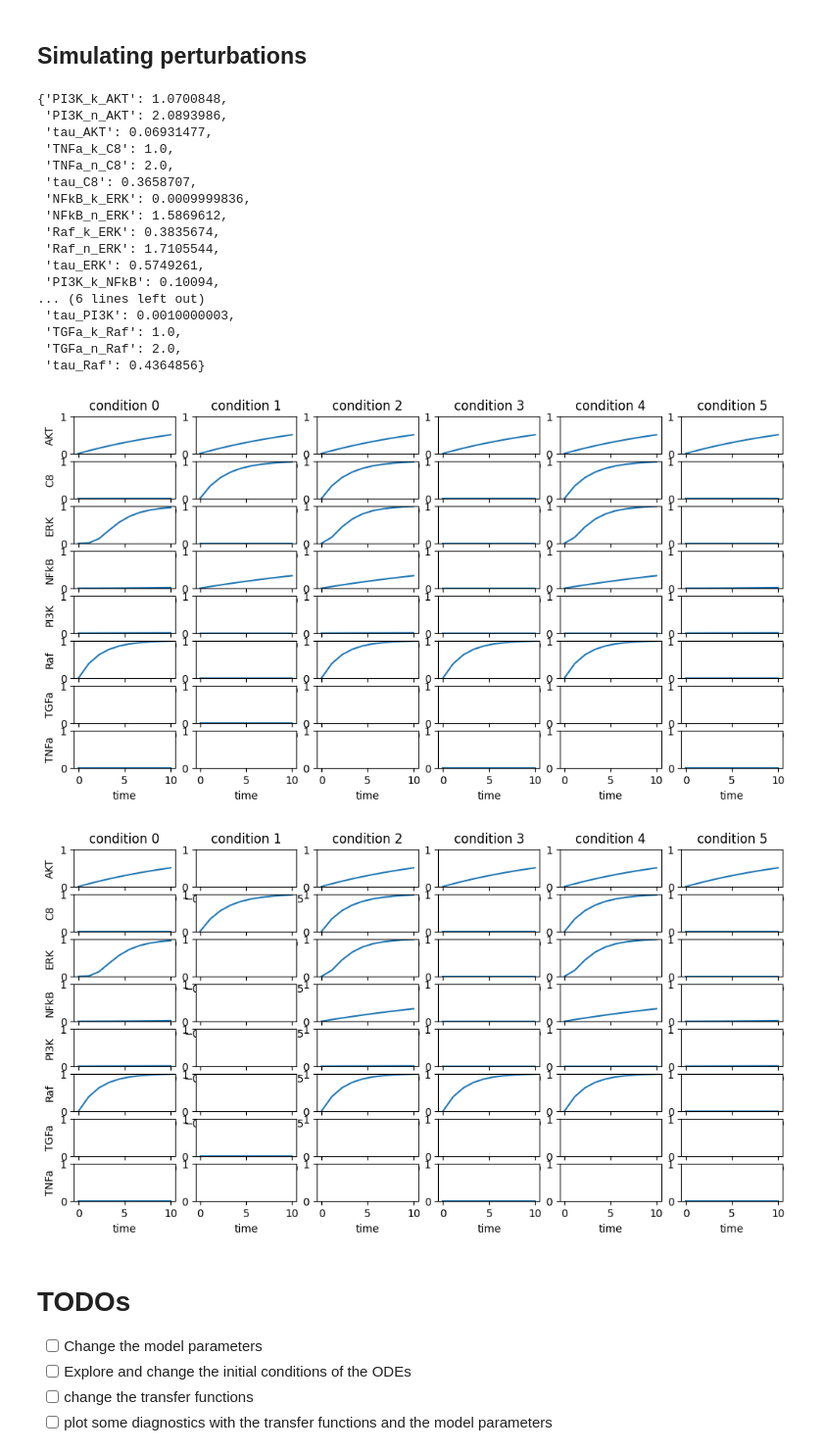
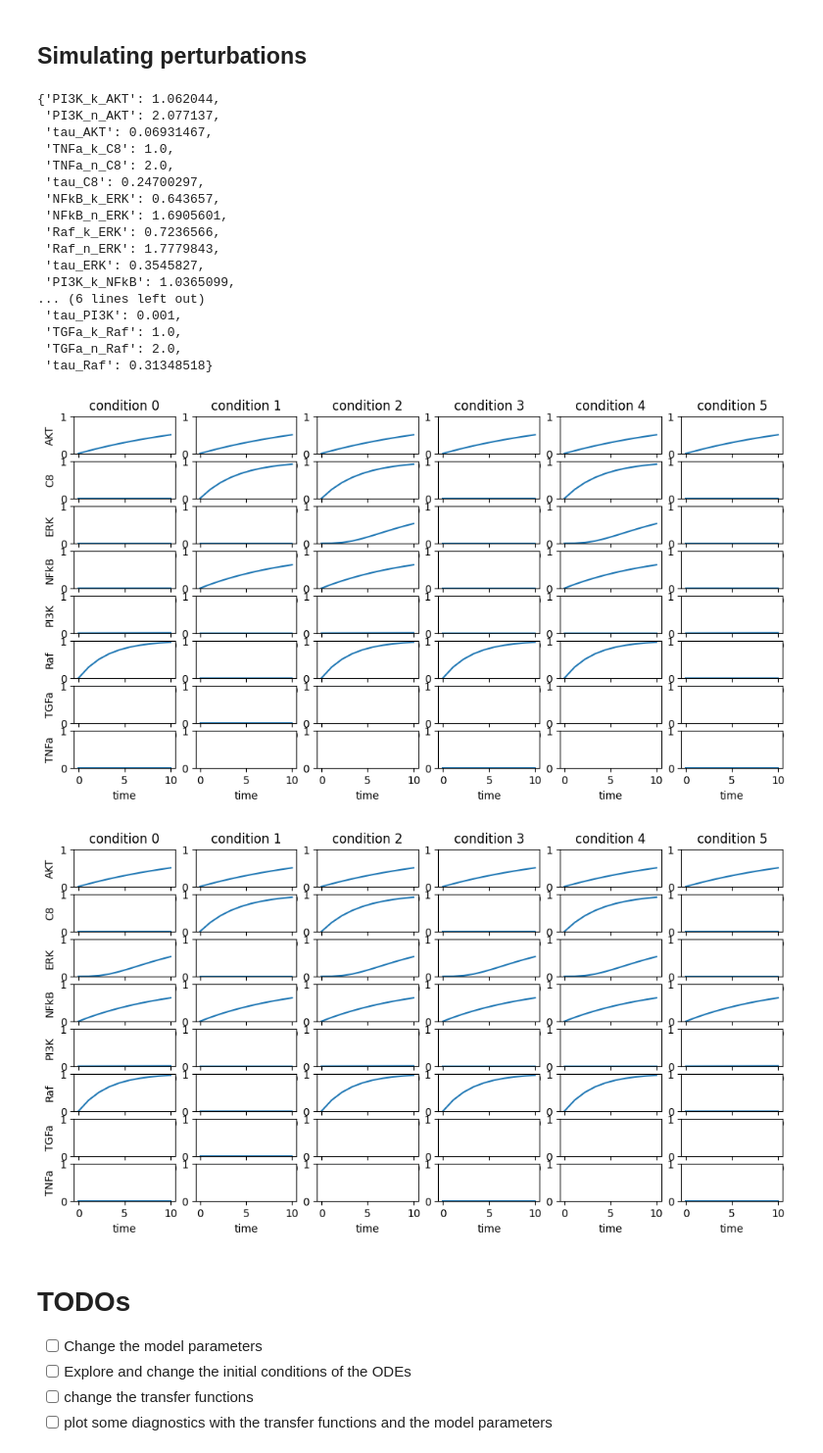
Before and after one commit to saezlab/codax, a Jupyter notebook: examples/logicODE_tutorial.ipynb, the cells around one changed output. Shown: that part at 98% size. Drawn from its saved outputs; the diff is of its cells as text; code cells hidden in the pictures.

```diff
--- a/examples/logicODE_tutorial.ipynb
+++ b/examples/logicODE_tutorial.ipynb
@@ -91,7 +91,7 @@ OrderedDict([('PI3K_k_AKT', 1.0),
 # %% [markdown]
 Fit the model to the data:
 # %%
-opt_params, results = c.fit(max_iter=3000, optimizer=optax.adam(learning_rate=1e-3), get_results=True)
+opt_params, results = c.fit(max_iter=3000, optimizer=optax.adam(learning_rate=1e-4), get_results=True, plot_convergence=False)
 # %% [output]
   iter           current loss    min. loss       grad norm
   0              1.3036e-01      1.3036e-01      3.1316e-01
@@ -166,33 +165,34 @@ keys = list(c.get_ODEparameters())
 opt_param_dict = {k: v for k, v in zip(keys, np.array(opt_params))}
 opt_param_dict
 # %% [output]
-{'PI3K_k_AKT': 1.0700848,
- 'PI3K_n_AKT': 2.0893986,
- 'tau_AKT': 0.06931477,
+{'PI3K_k_AKT': 1.062044,
+ 'PI3K_n_AKT': 2.077137,
+ 'tau_AKT': 0.06931467,
  'TNFa_k_C8': 1.0,
  'TNFa_n_C8': 2.0,
- 'tau_C8': 0.3658707,
- 'NFkB_k_ERK': 0.0009999836,
- 'NFkB_n_ERK': 1.5869612,
- 'Raf_k_ERK': 0.3835674,
- 'Raf_n_ERK': 1.7105544,
- 'tau_ERK': 0.5749261,
- 'PI3K_k_NFkB': 0.10094,
+ 'tau_C8': 0.24700297,
+ 'NFkB_k_ERK': 0.643657,
+ 'NFkB_n_ERK': 1.6905601,
+ 'Raf_k_ERK': 0.7236566,
+ 'Raf_n_ERK': 1.7779843,
+ 'tau_ERK': 0.3545827,
+ 'PI3K_k_NFkB': 1.0365099,
 ... (6 lines left out)
- 'tau_PI3K': 0.0010000003,
+ 'tau_PI3K': 0.001,
  'TGFa_k_Raf': 1.0,
  'TGFa_n_Raf': 2.0,
- 'tau_Raf': 0.4364856}
+ 'tau_Raf': 0.31348518}
 # %%
 sim_res = c.simulate(ODEparameters=opt_param_dict, timepoints=jax.numpy.linspace(0,10,10), plot_simulation=True)
 # %% [output]
-[figure, old version]
+[figure, new version]
 # %%
-opt_param_dict['TGFa_k_PI3K'] = 0
-opt_param_dict['TGFa_k_Raf'] = 0
+opt_param_dict = {k: v for k, v in zip(keys, np.array(opt_params))}
+opt_param_dict['TNFa_n_NFkB'] = 0.0
+
 sim_res = c.simulate(ODEparameters=opt_param_dict, timepoints=jax.numpy.linspace(0,10,10), plot_simulation=True)
 # %% [output]
-[figure, old version]
+[figure, new version]
 # %% [markdown]
 # TODOs
 
```
Also changed, not shown: parts of 6 cells of this notebook.
